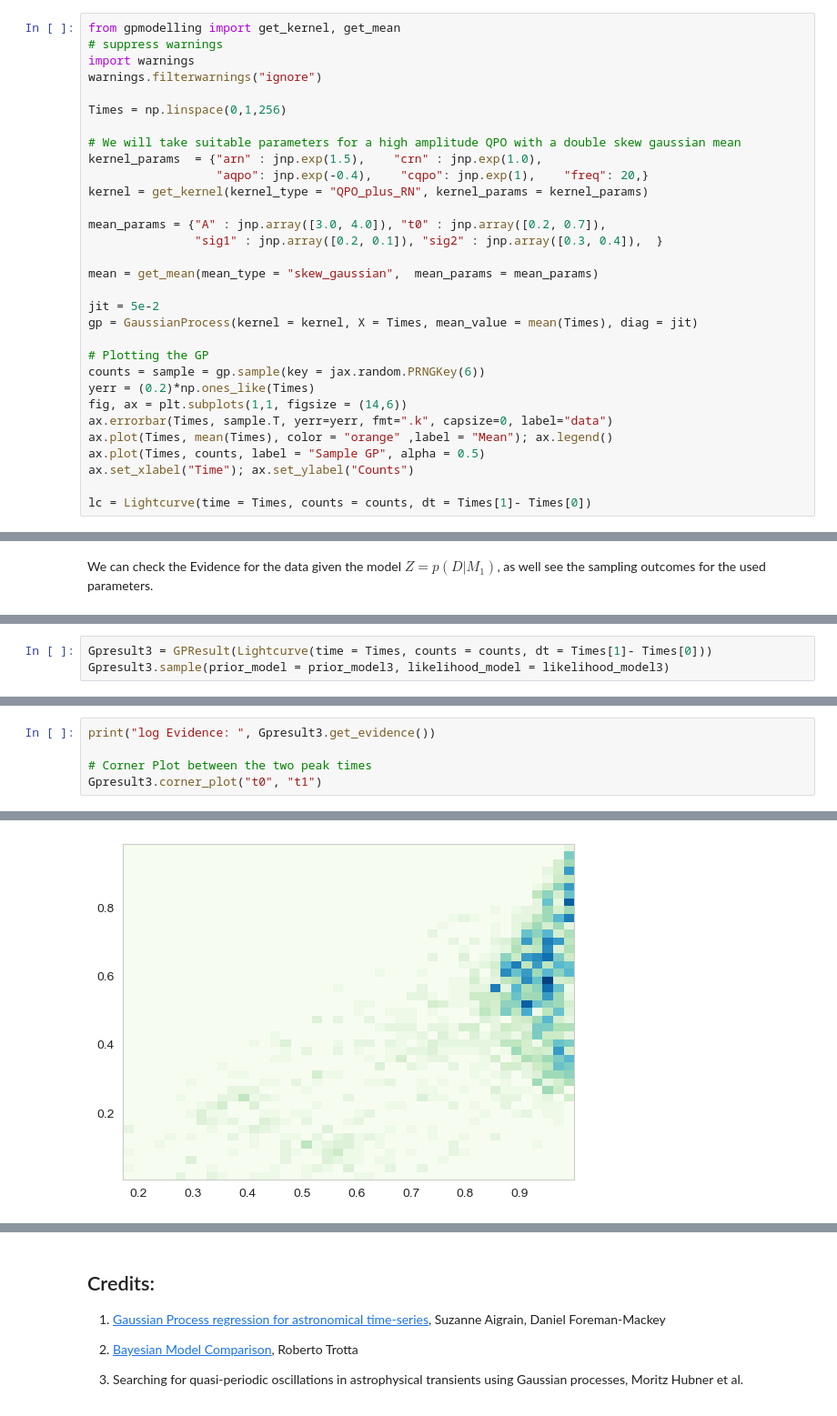
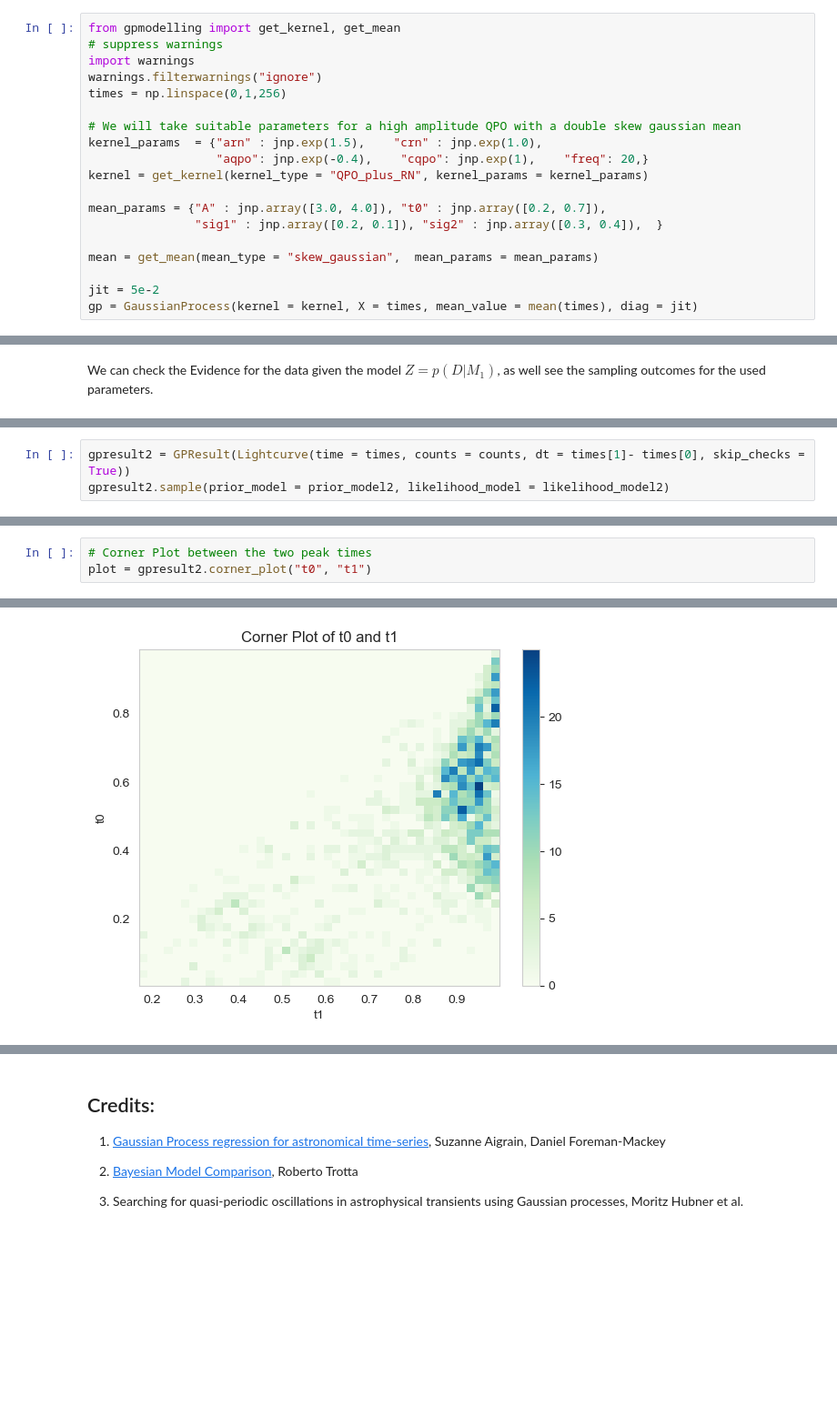
Before and after one commit to Gaurav17Joshi/ProofOfConcept, a Jupyter notebook: Demonstration/demo2.ipynb, the cells around one changed output, grey strips where cells are left out. Shown: that part at 91% size. Cells and saved outputs as stored; diff of their text form; blank space fills up the shorter version.

```diff
--- a/Demonstration/demo2.ipynb
+++ b/Demonstration/demo2.ipynb
@@ -35,8 +42,7 @@ from gpmodelling import get_kernel, get_mean
 # suppress warnings
 import warnings
 warnings.filterwarnings("ignore")
-
-Times = np.linspace(0,1,256)
+times = np.linspace(0,1,256)
 
 # We will take suitable parameters for a high amplitude QPO with a double skew gaussian mean
 kernel_params  = {"arn" : jnp.exp(1.5),    "crn" : jnp.exp(1.0),
@@ -49,15 +55,4 @@ mean_params = {"A" : jnp.array([3.0, 4.0]), "t0" : jnp.array([0.2, 0.7]),
 mean = get_mean(mean_type = "skew_gaussian",  mean_params = mean_params)
 
 jit = 5e-2
-gp = GaussianProcess(kernel = kernel, X = Times, mean_value = mean(Times), diag = jit)
-
-# Plotting the GP
-counts = sample = gp.sample(key = jax.random.PRNGKey(6))
-yerr = (0.2)*np.ones_like(Times)
-fig, ax = plt.subplots(1,1, figsize = (14,6))
-ax.errorbar(Times, sample.T, yerr=yerr, fmt=".k", capsize=0, label="data")
-ax.plot(Times, mean(Times), color = "orange" ,label = "Mean"); ax.legend()
-ax.plot(Times, counts, label = "Sample GP", alpha = 0.5)
-ax.set_xlabel("Time"); ax.set_ylabel("Counts")
-
-lc = Lightcurve(time = Times, counts = counts, dt = Times[1]- Times[0])
+gp = GaussianProcess(kernel = kernel, X = times, mean_value = mean(times), diag = jit)
@@ -204,4 +255,4 @@ def likelihood_model3(arn, crn, aqpo, cqpo, freq, A, t0, sig):
 # %%
-Gpresult3 = GPResult(Lightcurve(time = Times, counts = counts, dt = Times[1]- Times[0]))
-Gpresult3.sample(prior_model = prior_model3, likelihood_model = likelihood_model3)
+gpresult2 = GPResult(Lightcurve(time = times, counts = counts, dt = times[1]- times[0], skip_checks = True))
+gpresult2.sample(prior_model = prior_model2, likelihood_model = likelihood_model2)
 # %% [output]
@@ -213,6 +288,4 @@ Simulation Complete
 # %%
-print("log Evidence: ", Gpresult3.get_evidence())
-
 # Corner Plot between the two peak times
-Gpresult3.corner_plot("t0", "t1")
+plot = gpresult2.corner_plot("t0", "t1")
 # %% [output]
@@ -220 +292 @@ log Evidence:  -204.0424729376019
-[figure, old version]
+[figure, new version]
```
Also changed, not shown: parts of 34 cells of this notebook.
